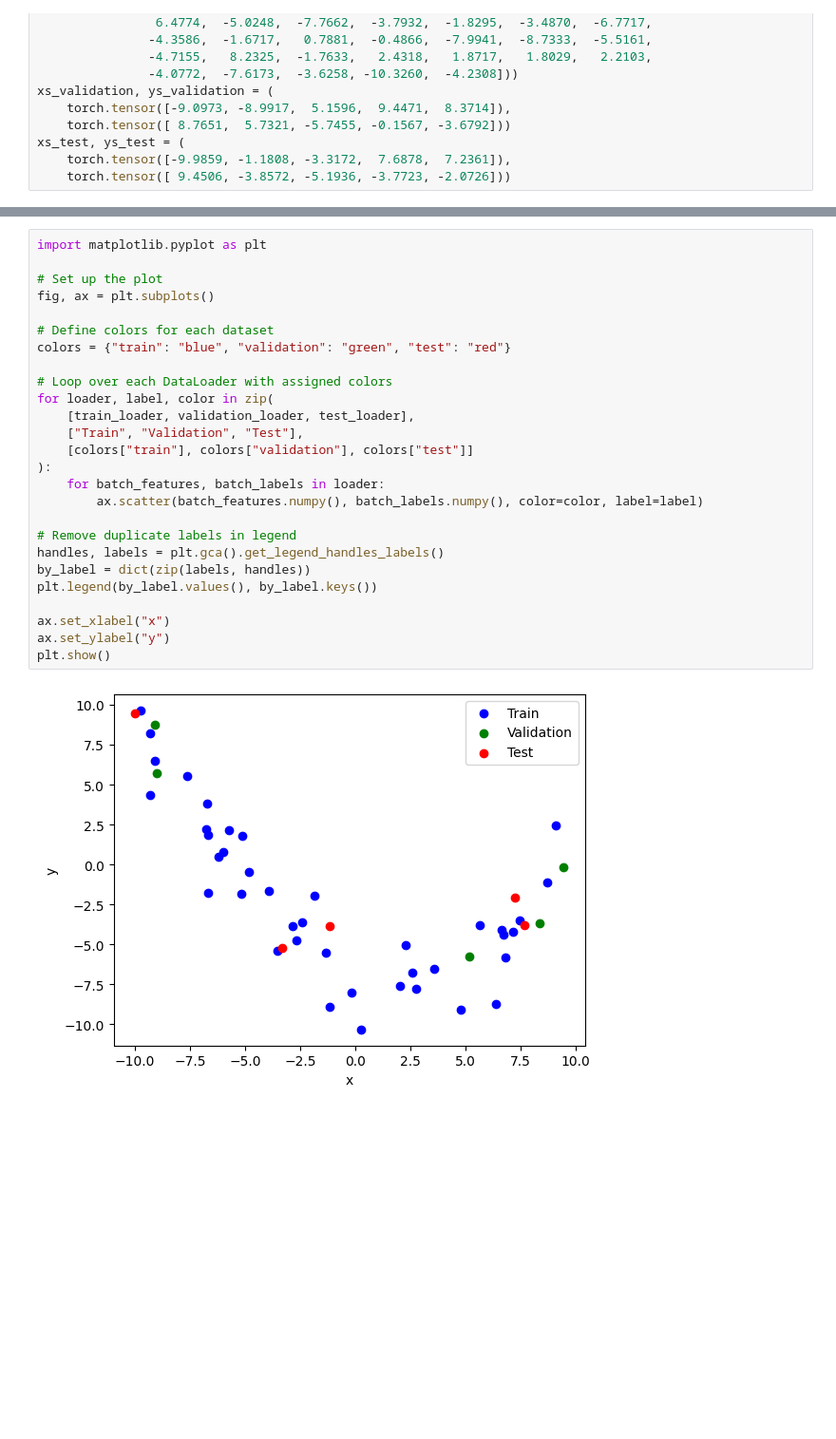
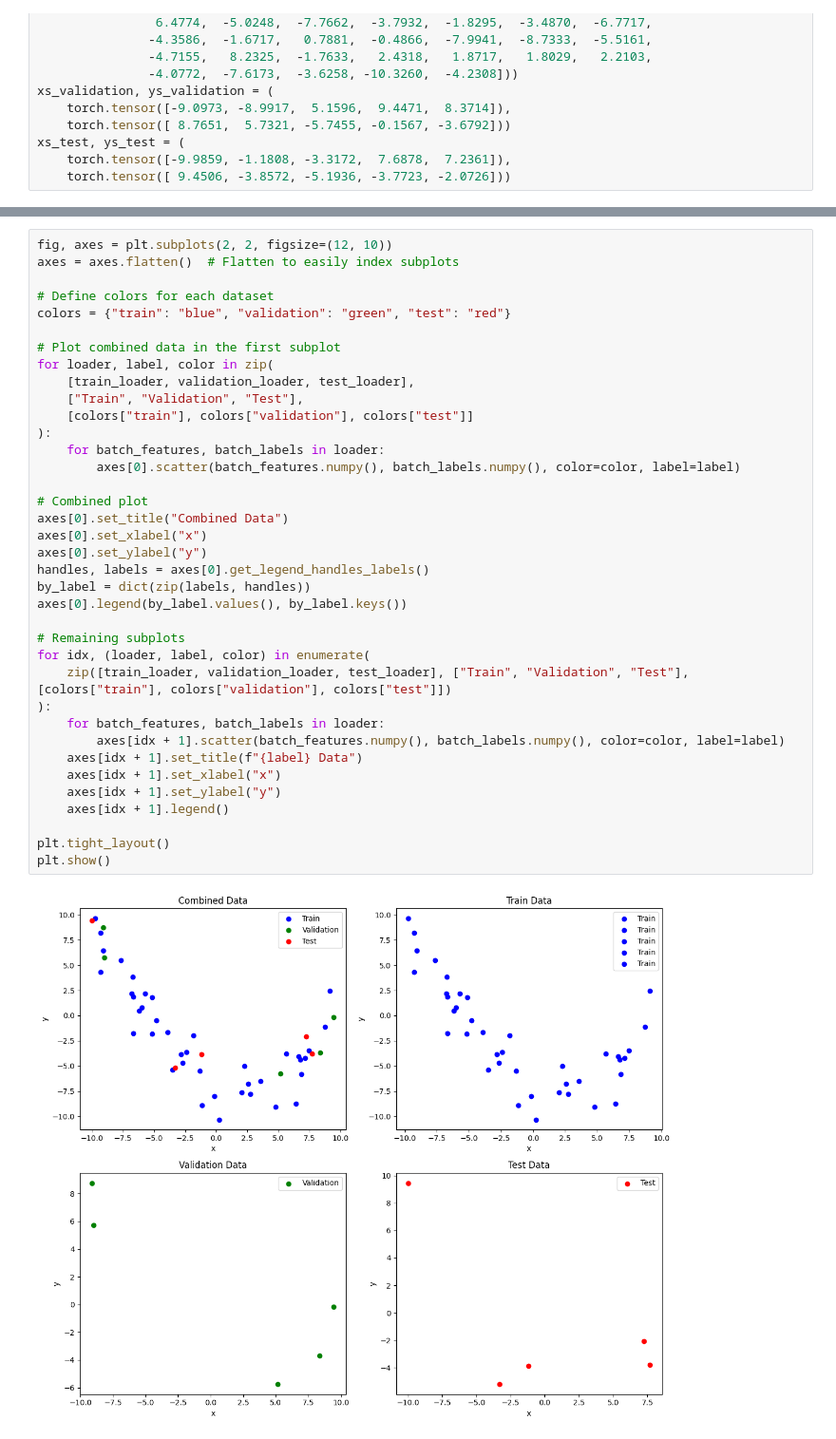
Before and after one commit to Justusperthes/Comphy, a Jupyter notebook: w10/regression.ipynb, the cells around one changed output, grey strips where cells are left out. Shown at 95% size. Saved outputs shown, nothing was run; the diff lists cells and outputs as text; blank space fills up the shorter version.

```diff
--- a/w10/regression.ipynb
+++ b/w10/regression.ipynb
@@ -530,29 +536,40 @@ Labels: tensor([[-3.4870],
 # %%
-import matplotlib.pyplot as plt
-
-# Set up the plot
-fig, ax = plt.subplots()
+fig, axes = plt.subplots(2, 2, figsize=(12, 10))
+axes = axes.flatten()  # Flatten to easily index subplots
 
 # Define colors for each dataset
 colors = {"train": "blue", "validation": "green", "test": "red"}
 
-# Loop over each DataLoader with assigned colors
+# Plot combined data in the first subplot
 for loader, label, color in zip(
     [train_loader, validation_loader, test_loader],
     ["Train", "Validation", "Test"],
     [colors["train"], colors["validation"], colors["test"]]
 ):
     for batch_features, batch_labels in loader:
-        ax.scatter(batch_features.numpy(), batch_labels.numpy(), color=color, label=label)
+        axes[0].scatter(batch_features.numpy(), batch_labels.numpy(), color=color, label=label)
 
-# Remove duplicate labels in legend
-handles, labels = plt.gca().get_legend_handles_labels()
+# Combined plot
+axes[0].set_title("Combined Data")
+axes[0].set_xlabel("x")
+axes[0].set_ylabel("y")
+handles, labels = axes[0].get_legend_handles_labels()
 by_label = dict(zip(labels, handles))
-plt.legend(by_label.values(), by_label.keys())
+axes[0].legend(by_label.values(), by_label.keys())
 
-ax.set_xlabel("x")
-ax.set_ylabel("y")
+# Remaining subplots
+for idx, (loader, label, color) in enumerate(
+    zip([train_loader, validation_loader, test_loader], ["Train", "Validation", "Test"], [colors["train"], colors["validation"], colors["test"]])
+):
+    for batch_features, batch_labels in loader:
+        axes[idx + 1].scatter(batch_features.numpy(), batch_labels.numpy(), color=color, label=label)
+    axes[idx + 1].set_title(f"{label} Data")
+    axes[idx + 1].set_xlabel("x")
+    axes[idx + 1].set_ylabel("y")
+    axes[idx + 1].legend()
+
+plt.tight_layout()
 plt.show()
 # %% [output]
-[figure, old version]
+[figure, new version]
 # %% [markdown]
```
Also changed, not shown: parts of 22 cells of this notebook, 1 other file.
